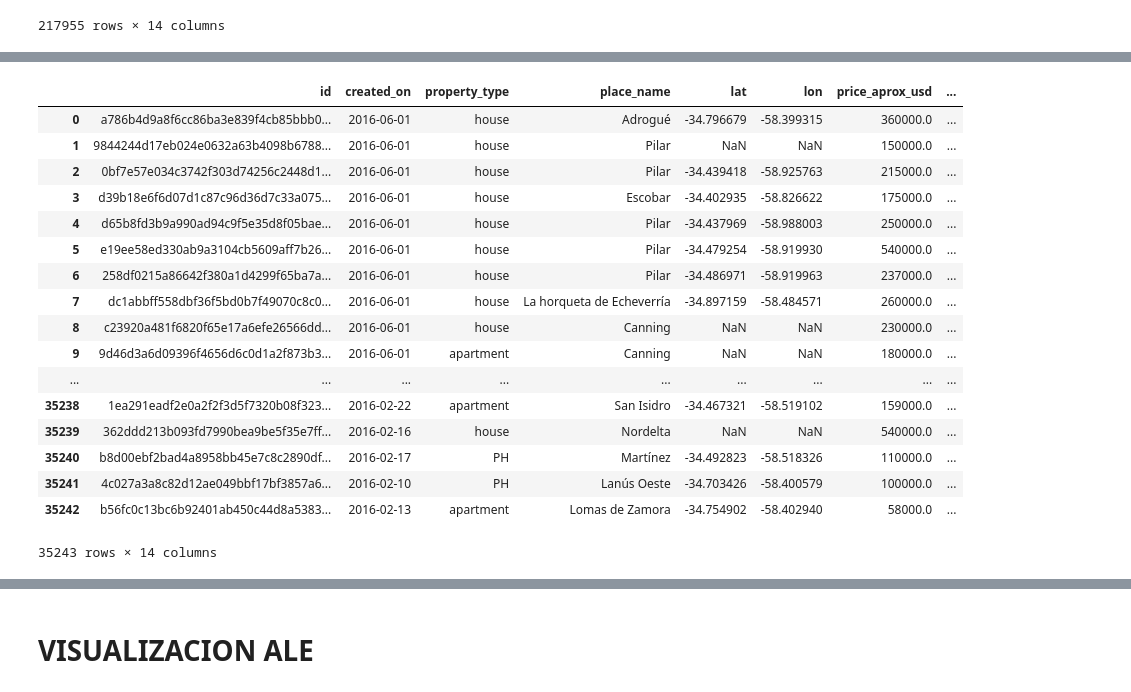
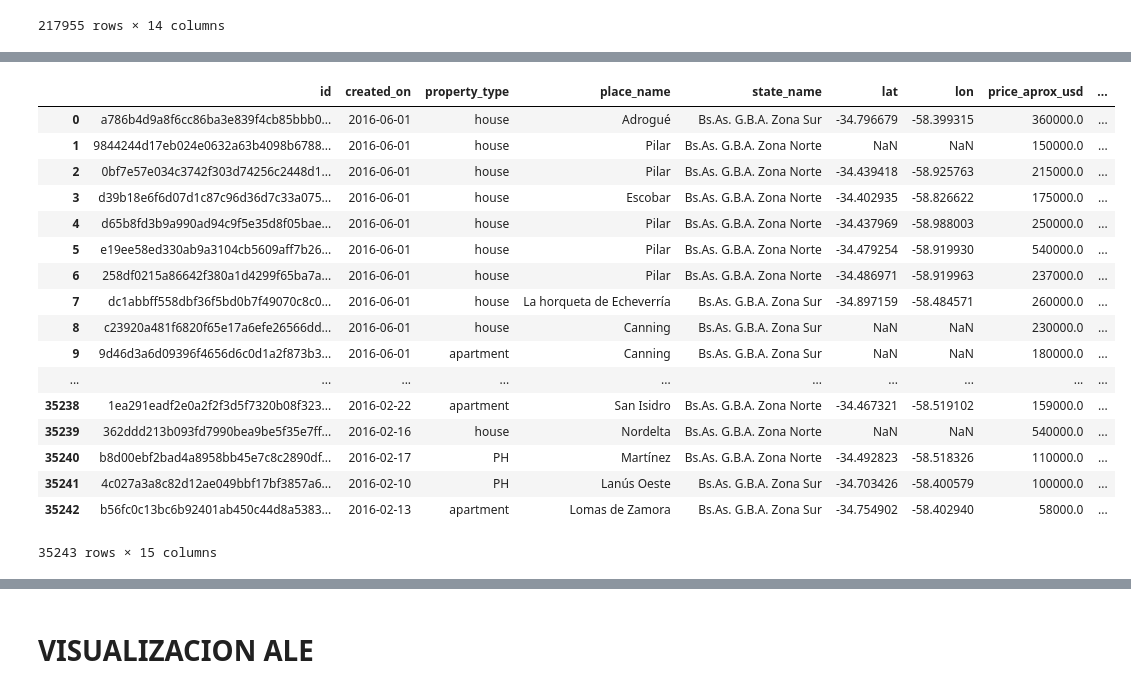
Before and after one commit to ariel55/survivingdata, a Jupyter notebook: Tp1_sherly.ipynb, the cells around one changed output, grey strips where cells are left out. Saved outputs shown, nothing was run; the diff lists cells and outputs as text; code cells hidden in the pictures.

```diff
--- a/Tp1_sherly.ipynb
+++ b/Tp1_sherly.ipynb
@@ -412,67 +412,67 @@ publicaciones2015
 # %%
 publicaciones2016=pd.merge(datos1_16_CABA_GBA,datos2_16_CABA_GBA,how='outer',on=["id","created_on","property_type",
-                                                                                "place_name","lat","lon",
+                                                                                "place_name","lat","lon","state_name",
                                                                                 "price_aprox_usd","surface_total_in_m2","surface_covered_in_m2","price_usd_per_m2",
                                                                                 "floor","rooms","expenses","description"])
 publicaciones2016=pd.merge(datos3_16_CABA_GBA,publicaciones2016,how='outer',on=["id","created_on","property_type",
-                                                                                "place_name","lat","lon",
+                                                                                "place_name","lat","lon","state_name",
                                                                                 "price_aprox_usd","surface_total_in_m2","surface_covered_in_m2","price_usd_per_m2",
                                                                                 "floor","rooms","expenses","description"])
 publicaciones2016=pd.merge(datos4_16_CABA_GBA,publicaciones2016,how='outer',on=["id","created_on","property_type",
-                                                                                "place_name","lat","lon",
+                                                                                "place_name","lat","lon","state_name",
                                                                                 "price_aprox_usd","surface_total_in_m2","surface_covered_in_m2","price_usd_per_m2",
                                                                                 "floor","rooms","expenses","description"])
 publicaciones2016=pd.merge(datos5_16_CABA_GBA,publicaciones2016,how='outer',on=["id","created_on","property_type",
-                                                                                "place_name","lat","lon",
+                                                                                "place_name","lat","lon","state_name",
                                                                                 "price_aprox_usd","surface_total_in_m2","surface_covered_in_m2","price_usd_per_m2",
                                                                                 "floor","rooms","expenses","description"])
 publicaciones2016=pd.merge(datos6_16_CABA_GBA,publicaciones2016,how='outer',on=["id","created_on","property_type",
-                                                                                "place_name","lat","lon",
+                                                                                "place_name","lat","lon","state_name",
                                                                                 "price_aprox_usd","surface_total_in_m2","surface_covered_in_m2","price_usd_per_m2",
                                                                                 "floor","rooms","expenses","description"])
 publicaciones2016=pd.merge(datos7_16_CABA_GBA,publicaciones2016,how='outer',on=["id","created_on","property_type",
-                                                                                "place_name","lat","lon",
+                                                                                "place_name","lat","lon","state_name",
                                                                                 "price_aprox_usd","surface_total_in_m2","surface_covered_in_m2","price_usd_per_m2",
                                                                                 "floor","rooms","expenses","description"])
 publicaciones2016=pd.merge(datos8_16_CABA_GBA,publicaciones2016,how='outer',on=["id","created_on","property_type",
-                                                                                "place_name","lat","lon",
+                                                                                "place_name","lat","lon","state_name",
                                                                                 "price_aprox_usd","surface_total_in_m2","surface_covered_in_m2","price_usd_per_m2",
                                                                                 "floor","rooms","expenses","description"])
 publicaciones2016=pd.merge(datos9_16_CABA_GBA,publicaciones2016,how='outer',on=["id","created_on","property_type",
-                                                                                "place_name","lat","lon",
+                                                                                "place_name","lat","lon","state_name",
                                                                                 "price_aprox_usd","surface_total_in_m2","surface_covered_in_m2","price_usd_per_m2",
                                                                                 "floor","rooms","expenses","description"])
 publicaciones2016=pd.merge(datos10_16_CABA_GBA,publicaciones2016,how='outer',on=["id","created_on","property_type",
-                                                                                "place_name","lat","lon",
+                                                                                "place_name","lat","lon","state_name",
                                                                                 "price_aprox_usd","surface_total_in_m2","surface_covered_in_m2","price_usd_per_m2",
                                                                                 "floor","rooms","expenses","description"])
 publicaciones2016=pd.merge(datos11_16_CABA_GBA,publicaciones2016,how='outer',on=["id","created_on","property_type",
-                                                                                "place_name","lat","lon",
+                                                                                "place_name","lat","lon","state_name",
                                                                                 "price_aprox_usd","surface_total_in_m2","surface_covered_in_m2","price_usd_per_m2",
                                                                                 "floor","rooms","expenses","description"])
 publicaciones2016=pd.merge(datos12_16_CABA_GBA,publicaciones2016,how='outer',on=["id","created_on","property_type",
-                                                                                "place_name","lat","lon",
+                                                                                "place_name","lat","lon","state_name",
                                                                                 "price_aprox_usd","surface_total_in_m2","surface_covered_in_m2","price_usd_per_m2",
                                                                                 "floor","rooms","expenses","description"])
 publicaciones2016
 # %% [output]
-|  | id | created_on | property_type | place_name | lat | lon | price_aprox_usd | ... |
-| 0 | a786b4d9a8f6cc86ba3e839f4cb85bbb0... | 2016-06-01 | house | Adrogué | -34.796679 | -58.399315 | 360000.0 | ... |
-| 1 | 9844244d17eb024e0632a63b4098b6788... | 2016-06-01 | house | Pilar | NaN | NaN | 150000.0 | ... |
-| 2 | 0bf7e57e034c3742f303d74256c2448d1... | 2016-06-01 | house | Pilar | -34.439418 | -58.925763 | 215000.0 | ... |
-| 3 | d39b18e6f6d07d1c87c96d36d7c33a075... | 2016-06-01 | house | Escobar | -34.402935 | -58.826622 | 175000.0 | ... |
-| 4 | d65b8fd3b9a990ad94c9f5e35d8f05bae... | 2016-06-01 | house | Pilar | -34.437969 | -58.988003 | 250000.0 | ... |
-| 5 | e19ee58ed330ab9a3104cb5609aff7b26... | 2016-06-01 | house | Pilar | -34.479254 | -58.919930 | 540000.0 | ... |
-| 6 | 258df0215a86642f380a1d4299f65ba7a... | 2016-06-01 | house | Pilar | -34.486971 | -58.919963 | 237000.0 | ... |
-| 7 | dc1abbff558dbf36f5bd0b7f49070c8c0... | 2016-06-01 | house | La horqueta de Echeverría | -34.897159 | -58.484571 | 260000.0 | ... |
-| 8 | c23920a481f6820f65e17a6efe26566dd... | 2016-06-01 | house | Canning | NaN | NaN | 230000.0 | ... |
-| 9 | 9d46d3a6d09396f4656d6c0d1a2f873b3... | 2016-06-01 | apartment | Canning | NaN | NaN | 180000.0 | ... |
-| ... | ... | ... | ... | ... | ... | ... | ... | ... |
-| 35238 | 1ea291eadf2e0a2f2f3d5f7320b08f323... | 2016-02-22 | apartment | San Isidro | -34.467321 | -58.519102 | 159000.0 | ... |
-| 35239 | 362ddd213b093fd7990bea9be5f35e7ff... | 2016-02-16 | house | Nordelta | NaN | NaN | 540000.0 | ... |
-| 35240 | b8d00ebf2bad4a8958bb45e7c8c2890df... | 2016-02-17 | PH | Martínez | -34.492823 | -58.518326 | 110000.0 | ... |
-| 35241 | 4c027a3a8c82d12ae049bbf17bf3857a6... | 2016-02-10 | PH | Lanús Oeste | -34.703426 | -58.400579 | 100000.0 | ... |
-| 35242 | b56fc0c13bc6b92401ab450c44d8a5383... | 2016-02-13 | apartment | Lomas de Zamora | -34.754902 | -58.402940 | 58000.0 | ... |
+|  | id | created_on | property_type | place_name | state_name | lat | lon | price_aprox_usd | ... |
+| 0 | a786b4d9a8f6cc86ba3e839f4cb85bbb0... | 2016-06-01 | house | Adrogué | Bs.As. G.B.A. Zona Sur | -34.796679 | -58.399315 | 360000.0 | ... |
+| 1 | 9844244d17eb024e0632a63b4098b6788... | 2016-06-01 | house | Pilar | Bs.As. G.B.A. Zona Norte | NaN | NaN | 150000.0 | ... |
+| 2 | 0bf7e57e034c3742f303d74256c2448d1... | 2016-06-01 | house | Pilar | Bs.As. G.B.A. Zona Norte | -34.439418 | -58.925763 | 215000.0 | ... |
+| 3 | d39b18e6f6d07d1c87c96d36d7c33a075... | 2016-06-01 | house | Escobar | Bs.As. G.B.A. Zona Norte | -34.402935 | -58.826622 | 175000.0 | ... |
+| 4 | d65b8fd3b9a990ad94c9f5e35d8f05bae... | 2016-06-01 | house | Pilar | Bs.As. G.B.A. Zona Norte | -34.437969 | -58.988003 | 250000.0 | ... |
+| 5 | e19ee58ed330ab9a3104cb5609aff7b26... | 2016-06-01 | house | Pilar | Bs.As. G.B.A. Zona Norte | -34.479254 | -58.919930 | 540000.0 | ... |
+| 6 | 258df0215a86642f380a1d4299f65ba7a... | 2016-06-01 | house | Pilar | Bs.As. G.B.A. Zona Norte | -34.486971 | -58.919963 | 237000.0 | ... |
+| 7 | dc1abbff558dbf36f5bd0b7f49070c8c0... | 2016-06-01 | house | La horqueta de Echeverría | Bs.As. G.B.A. Zona Sur | -34.897159 | -58.484571 | 260000.0 | ... |
+| 8 | c23920a481f6820f65e17a6efe26566dd... | 2016-06-01 | house | Canning | Bs.As. G.B.A. Zona Sur | NaN | NaN | 230000.0 | ... |
+| 9 | 9d46d3a6d09396f4656d6c0d1a2f873b3... | 2016-06-01 | apartment | Canning | Bs.As. G.B.A. Zona Sur | NaN | NaN | 180000.0 | ... |
+| ... | ... | ... | ... | ... | ... | ... | ... | ... | ... |
+| 35238 | 1ea291eadf2e0a2f2f3d5f7320b08f323... | 2016-02-22 | apartment | San Isidro | Bs.As. G.B.A. Zona Norte | -34.467321 | -58.519102 | 159000.0 | ... |
+| 35239 | 362ddd213b093fd7990bea9be5f35e7ff... | 2016-02-16 | house | Nordelta | Bs.As. G.B.A. Zona Norte | NaN | NaN | 540000.0 | ... |
+| 35240 | b8d00ebf2bad4a8958bb45e7c8c2890df... | 2016-02-17 | PH | Martínez | Bs.As. G.B.A. Zona Norte | -34.492823 | -58.518326 | 110000.0 | ... |
+| 35241 | 4c027a3a8c82d12ae049bbf17bf3857a6... | 2016-02-10 | PH | Lanús Oeste | Bs.As. G.B.A. Zona Sur | -34.703426 | -58.400579 | 100000.0 | ... |
+| 35242 | b56fc0c13bc6b92401ab450c44d8a5383... | 2016-02-13 | apartment | Lomas de Zamora | Bs.As. G.B.A. Zona Sur | -34.754902 | -58.402940 | 58000.0 | ... |
-35243 rows × 14 columns
+35243 rows × 15 columns
 # %%
 publicaciones2017=pd.merge(datos1_17_a_7_17_CABA_GBA,datos8_17_CABA_GBA,how='outer',on=["id","created_on","property_type",
```
Also changed, not shown: parts of 21 cells of this notebook.
